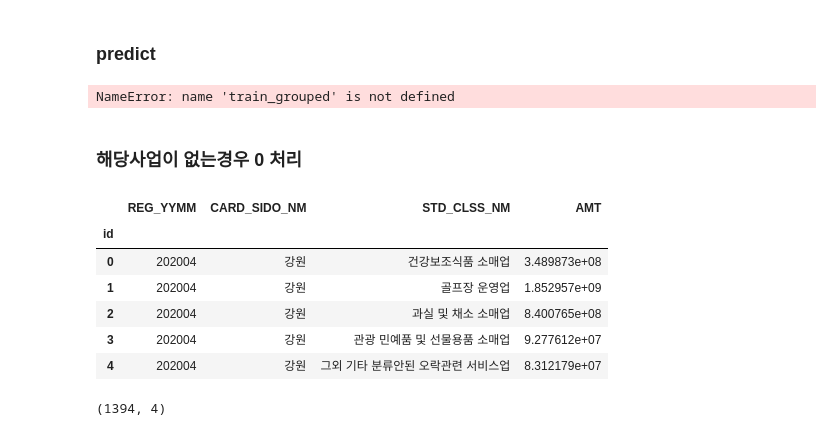
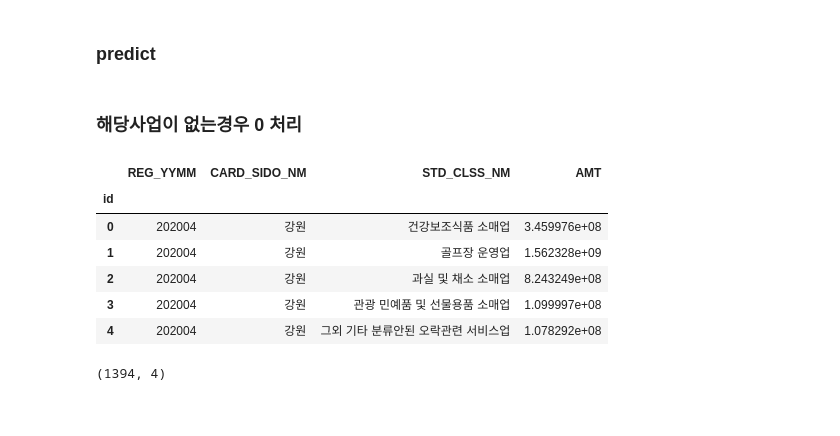
Before and after one commit to starlidust/jeju_creditcard, a Jupyter notebook: lgbm_base.ipynb, the cells around one changed output. Saved outputs shown, nothing was run; the diff lists cells and outputs as text; code cells hidden in the pictures.

```diff
--- a/lgbm_base.ipynb
+++ b/lgbm_base.ipynb
@@ -35,6 +35,10 @@ Python 3.6.5 :: Anaconda, Inc.
 path = './data/'
 data = pd.read_csv(path +'201901-202003.csv')
 submission = pd.read_csv(path + 'submission.csv')
+# %%
+# 시군구 결측은 모두 세종
+data.loc[data.CARD_CCG_NM.isna(),'CARD_CCG_NM'] = '세종'
+data.loc[data.HOM_CCG_NM.isna(),'HOM_SIDO_NM'] = '세종'
 # %%
 data.shape, submission.shape
 # %% [output]
@@ -254,11 +258,9 @@ temp.loc[temp.AMT_answer.isna()]
 # %%
 #train to private
 one = grouped[grouped.year == 2019]
-two = grouped[(grouped.year == 2020)&(train_grouped.month == 1)]
+two = grouped[(grouped.year == 2020)&(grouped.month == 1)]
 
 p_train = pd.concat([one,two])
-# %% [output]
-NameError: name 'train_grouped' is not defined
 # %%
 # Feature, taget 설정
 train_features = p_train.drop(['CSTMR_CNT','AMT','CNT'],axis= 1)
@@ -326,17 +328,18 @@ check_df.drop(['company','employee'],axis= 1,inplace= True)
 submission = check_df
 # %%
 submission.index.name = 'id'
-submission.to_csv(f'./submission/{today}_submission_lgbm_test.csv', encoding='utf-8-sig')
+today = datetime.datetime.now().date()
+submission.to_csv(f'./submission/{today}_submission_lgbm_test_left.csv', encoding='utf-8-sig')
 
 submission.head()
 # %% [output]
 |  | REG_YYMM | CARD_SIDO_NM | STD_CLSS_NM | AMT |
 | id |  |  |  |  |
-| 0 | 202004 | 강원 | 건강보조식품 소매업 | 3.489873e+08 |
-| 1 | 202004 | 강원 | 골프장 운영업 | 1.852957e+09 |
-| 2 | 202004 | 강원 | 과실 및 채소 소매업 | 8.400765e+08 |
-| 3 | 202004 | 강원 | 관광 민예품 및 선물용품 소매업 | 9.277612e+07 |
-| 4 | 202004 | 강원 | 그외 기타 분류안된 오락관련 서비스업 | 8.312179e+07 |
+| 0 | 202004 | 강원 | 건강보조식품 소매업 | 3.459976e+08 |
+| 1 | 202004 | 강원 | 골프장 운영업 | 1.562328e+09 |
+| 2 | 202004 | 강원 | 과실 및 채소 소매업 | 8.243249e+08 |
+| 3 | 202004 | 강원 | 관광 민예품 및 선물용품 소매업 | 1.099997e+08 |
+| 4 | 202004 | 강원 | 그외 기타 분류안된 오락관련 서비스업 | 1.078292e+08 |
 # %%
 submission.shape
 # %% [output]
```
Also changed, not shown: parts of 3 cells of this notebook, 8 other files.
